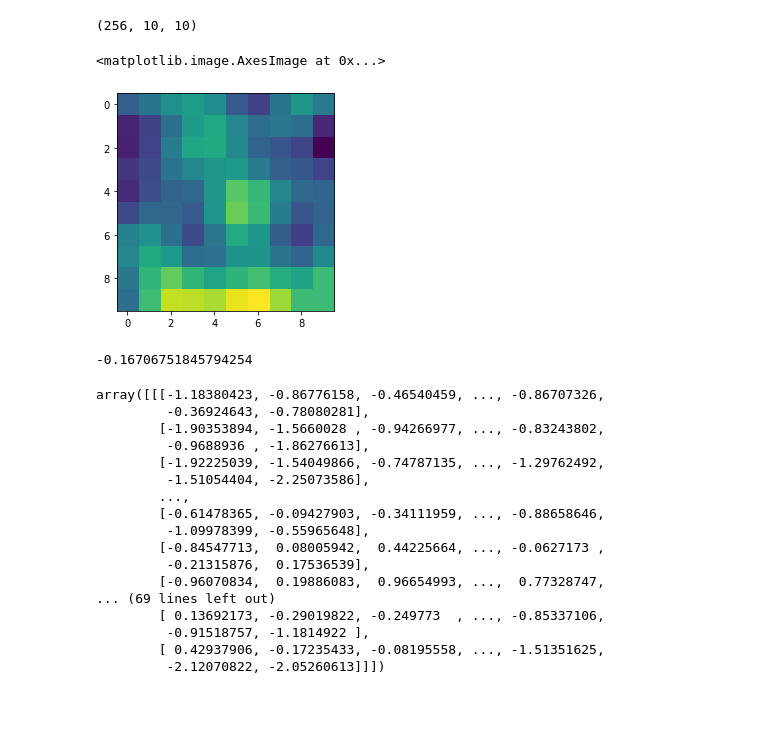
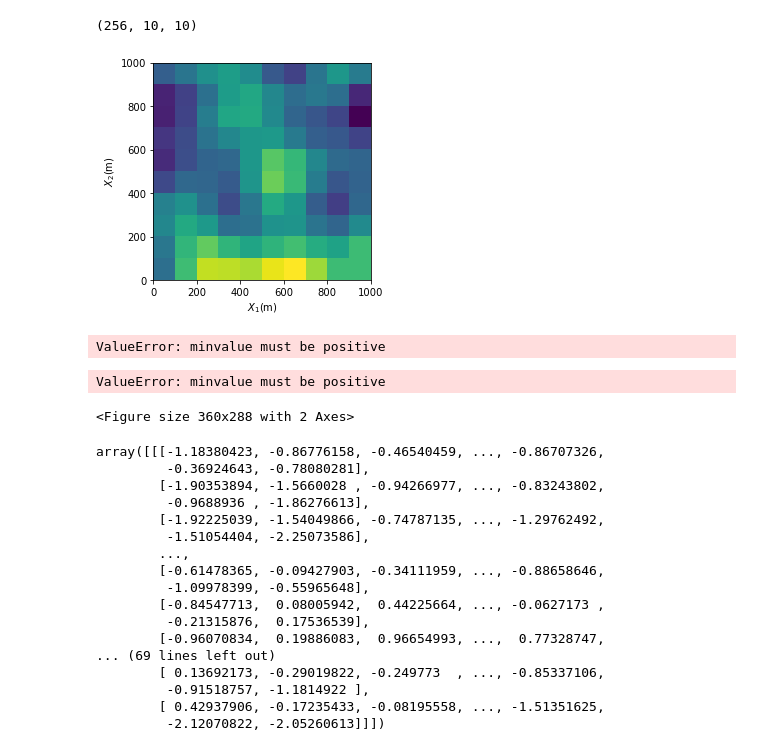
Before and after one commit to dbelivanis/Information-Theory-2, a Jupyter notebook: Multi_k/random_field.ipynb, the cells around one changed output. Saved outputs shown, nothing was run; the diff lists cells and outputs as text; code cells hidden in the pictures; blank space fills up the shorter version.

```diff
--- a/Multi_k/random_field.ipynb
+++ b/Multi_k/random_field.ipynb
@@ -27,15 +33,29 @@ np.array(fields).shape
 fields_save = np.reshape(np.array(fields),(100,-1))
 # %%
 fields_check = np.reshape(fields_save,(N_k,N_x,N_x))
-# %%
-plt.imshow(fields_check[0,:,:])
-# %% [output]
-<matplotlib.image.AxesImage at 0x...>
-[figure, removed]
-# %%
-fields_check[1,0,0]
-# %% [output]
--0.16706751845794254
+# %%
+fig = plt.figure(figsize=(5,4))
+
+plt.imshow(fields_check[0,:,:],extent=[0,1000,0,1000])
+plt.xlabel(r'$X_1$(m)')
+plt.ylabel(r'$X_2$(m)')
+plt.show()
+# %% [output]
+[figure, added]
+# %%
+    extent = [0,1000,0,1000]
+    fig = plt.figure(figsize=(5,4))
+    im = plt.imshow(fields_check[0,:,:],extent=[0,1000,0,1000], interpolation='nearest', norm=colors.LogNorm(vmin=fields_check.min(), vmax=fields_check.max()))
+    cbar = fig.colorbar(im)
+    cbar.set_label(r'permeability ($m/s$)')
+    plt.xlabel(r'$X_1$(m)')
+    plt.ylabel(r'$X_2$(m)')
+    plt.show()
+    fig.savefig(f'Permability_{ir}.png')
+# %% [output]
+ValueError: minvalue must be positive
+ValueError: minvalue must be positive
+<Figure size 360x288 with 2 Axes>
 # %%
 np.reshape(fields_save,(N_k,N_x,N_x))
 # %% [output]
```
Also changed, not shown: parts of 3 cells of this notebook, 9 other files.
